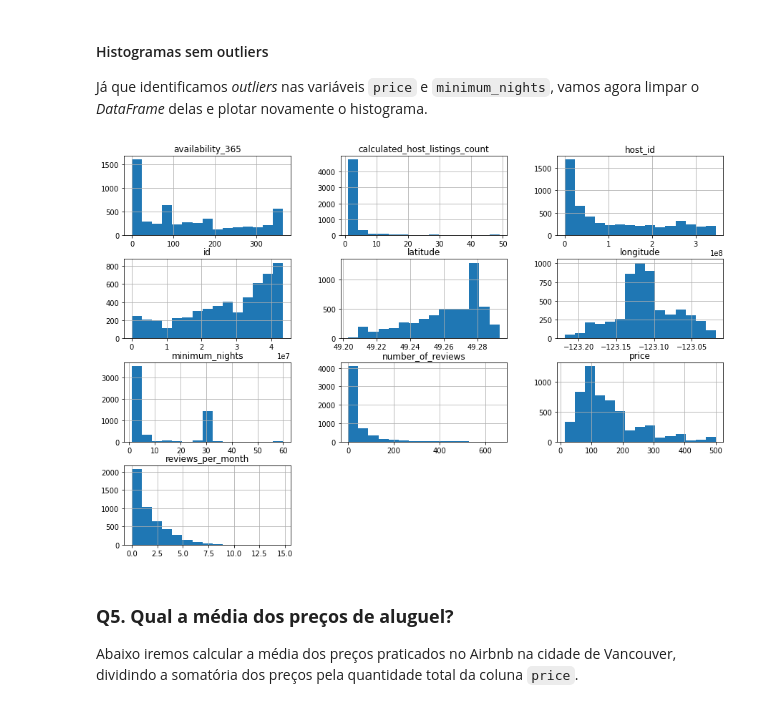
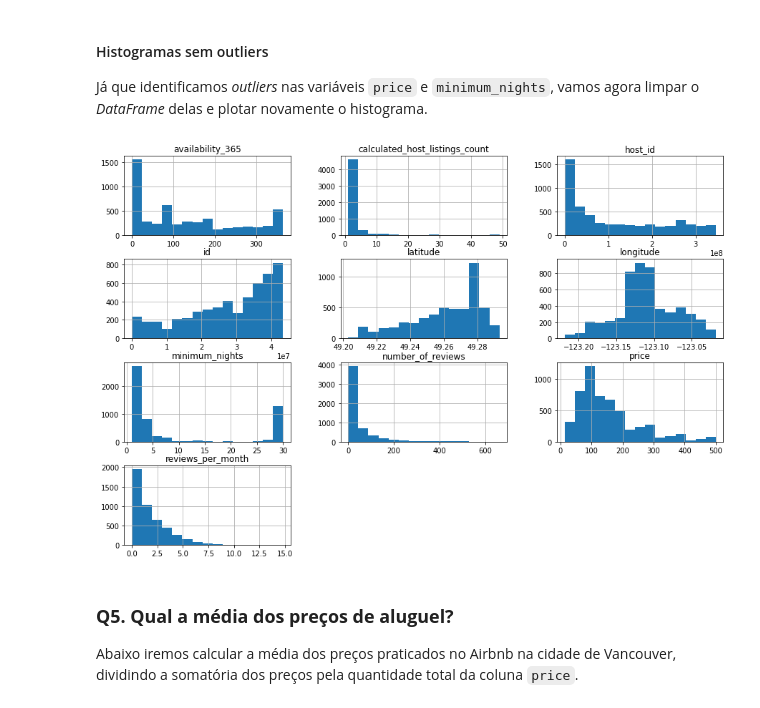
Before and after one commit to daniellsaulo/data_science, a Jupyter notebook: DSNP_2.0/Analisando_os_Dados_do_Airbnb_Vancouver,_British_Columbia_Canada.ipynb, the cells around one changed output. Saved outputs shown, nothing was run; the diff lists cells and outputs as text; code cells hidden in the pictures.

```diff
--- a/DSNP_2.0/Analisando_os_Dados_do_Airbnb_Vancouver,_British_Columbia_Canada.ipynb
+++ b/DSNP_2.0/Analisando_os_Dados_do_Airbnb_Vancouver,_British_Columbia_Canada.ipynb
@@ -214,19 +214,19 @@ Já que identificamos *outliers* nas variáveis `price` e `minimum_nights`, vamo
 # %%
 # remover os *outliers* em um novo DataFrame
 df_clean = df.copy()
 df_clean.drop(df_clean[df_clean.price > 500].index, axis=0, inplace=True)
-df_clean.drop(df_clean[df_clean.minimum_nights > 60].index, axis=0, inplace=True)
+df_clean.drop(df_clean[df_clean.minimum_nights > 30].index, axis=0, inplace=True)
 
 # remover `neighbourhood_group`, pois está vazio
 df_clean.drop('neighbourhood_group', axis=1, inplace=True)
 
 # plotar o histograma para as variáveis numéricas
 df_clean.hist(bins=15, figsize=(15, 10));
 
 plt.savefig('histClean.png', format='png')
 plt.show()
 # %% [output]
-[figure, old version]
+[figure, new version]
 # %% [markdown]
 ### **Q5. Qual a média dos preços de aluguel?**
 Abaixo iremos calcular a média dos preços praticados no Airbnb na cidade de Vancouver, dividindo a somatória dos preços pela quantidade total da coluna `price`.
```
Also changed, not shown: parts of 1 cell of this notebook.
